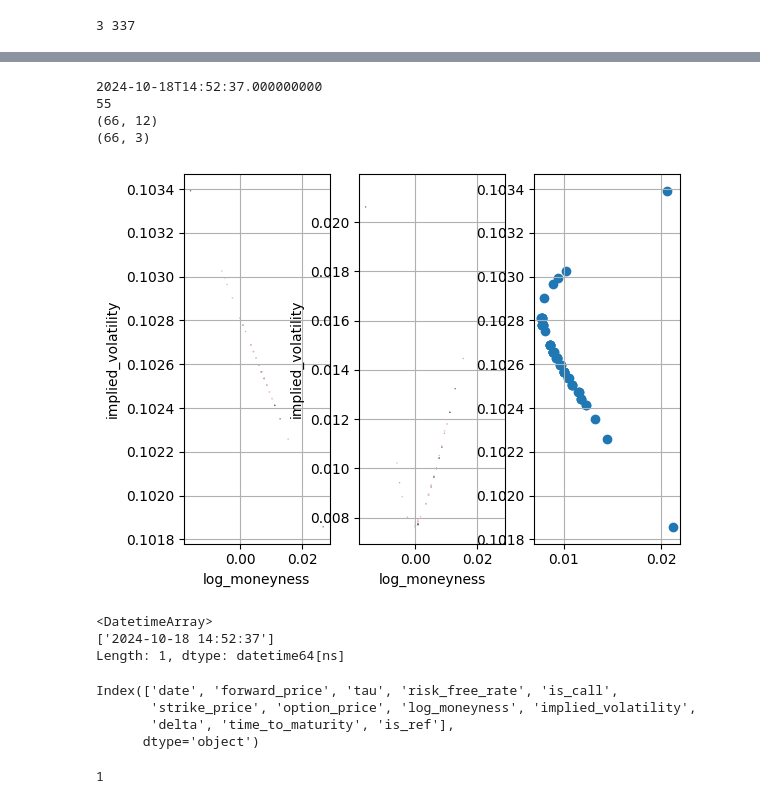
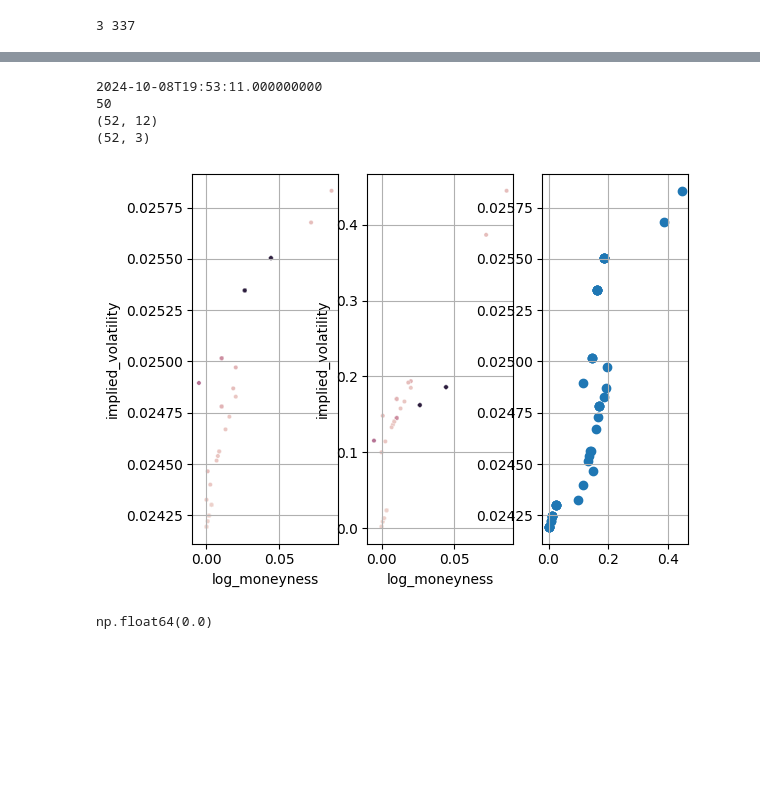
Before and after one commit to pangyuteng/hyperiv, a Jupyter notebook: inference.ipynb, the cells around one changed output, grey strips where cells are left out. Cells and saved outputs as stored; diff of their text form; code cells hidden in the pictures; blank space fills up the shorter version.

```diff
--- a/inference.ipynb
+++ b/inference.ipynb
@@ -42,7 +42,7 @@ def get_annualized_time_to_expiration(row,expiry_mapper):
 # %%
 from inference import load_model,device
 # %%
-model_pth_file = './workdir/spx_model_put_00015.pth'
+model_pth_file = './workdir/spx_model_put_00009.pth'
 model = load_model(model_pth_file)
 h5_file = "/mnt/hd2bak/scratch/spx_w_ref_put.h5"
 df = pd.read_hdf(h5_file, 'df')
@@ -73,54 +73,42 @@ grid_df = df[(df.date==date_idx)&(df.is_ref==0)]
 x = grid_df[["log_moneyness", "tau"]].to_numpy()
 x = x[np.newaxis,:,:]
 
 x = torch.from_numpy(x).to(device).float()
 z = torch.from_numpy(z).to(device).float()
 y_pred = model(z, x).squeeze(-1)
 y_pred = y_pred.cpu().detach().numpy()
 
 x = x.cpu().detach().numpy()
 z = z.cpu().detach().numpy()
 
 
 pred_df = pd.DataFrame({
     "log_moneyness":x[:,:,0].squeeze(),
     "tau":x[:,:,1].squeeze(),
     "implied_volatility":y_pred.squeeze()
     })
 
 print(grid_df.shape)
 print(pred_df.shape)
 
+s = 10
 plt.subplot(131)
-sns.scatterplot(pred_df,x='log_moneyness',y='implied_volatility',hue='tau',s=1,legend=False)
+sns.scatterplot(pred_df,x='log_moneyness',y='implied_volatility',hue='tau',s=s,legend=False)
 plt.grid(True)
 plt.subplot(132)
-sns.scatterplot(grid_df,x='log_moneyness',y='implied_volatility',hue='tau',s=1,legend=False)
+sns.scatterplot(grid_df,x='log_moneyness',y='implied_volatility',hue='tau',s=s,legend=False)
 plt.grid(True)
 
 plt.subplot(133)
 plt.scatter(grid_df.implied_volatility,pred_df.implied_volatility)
 plt.grid(True)
 # %% [output]
-2024-10-18T14:52:37.000000000
-55
-(66, 12)
-(66, 3)
+2024-10-08T19:53:11.000000000
+50
+(52, 12)
+(52, 3)
-[figure, old version]
+[figure, new version]
-# %%
-refdf.date.unique()
-# %% [output]
-<DatetimeArray>
-['2024-10-18 14:52:37']
-Length: 1, dtype: datetime64[ns]
-# %%
-refdf.columns
-# %% [output]
-Index(['date', 'forward_price', 'tau', 'risk_free_rate', 'is_call',
-       'strike_price', 'option_price', 'log_moneyness', 'implied_volatility',
-       'delta', 'time_to_maturity', 'is_ref'],
-      dtype='object')
-# %%
-len(refdf.time_to_maturity.unique())
-# %% [output]
-1
+# %%
+np.log(100/100)
+# %% [output]
+np.float64(0.0)
```
Also changed, not shown: parts of 2 cells of this notebook, 2 other files.
